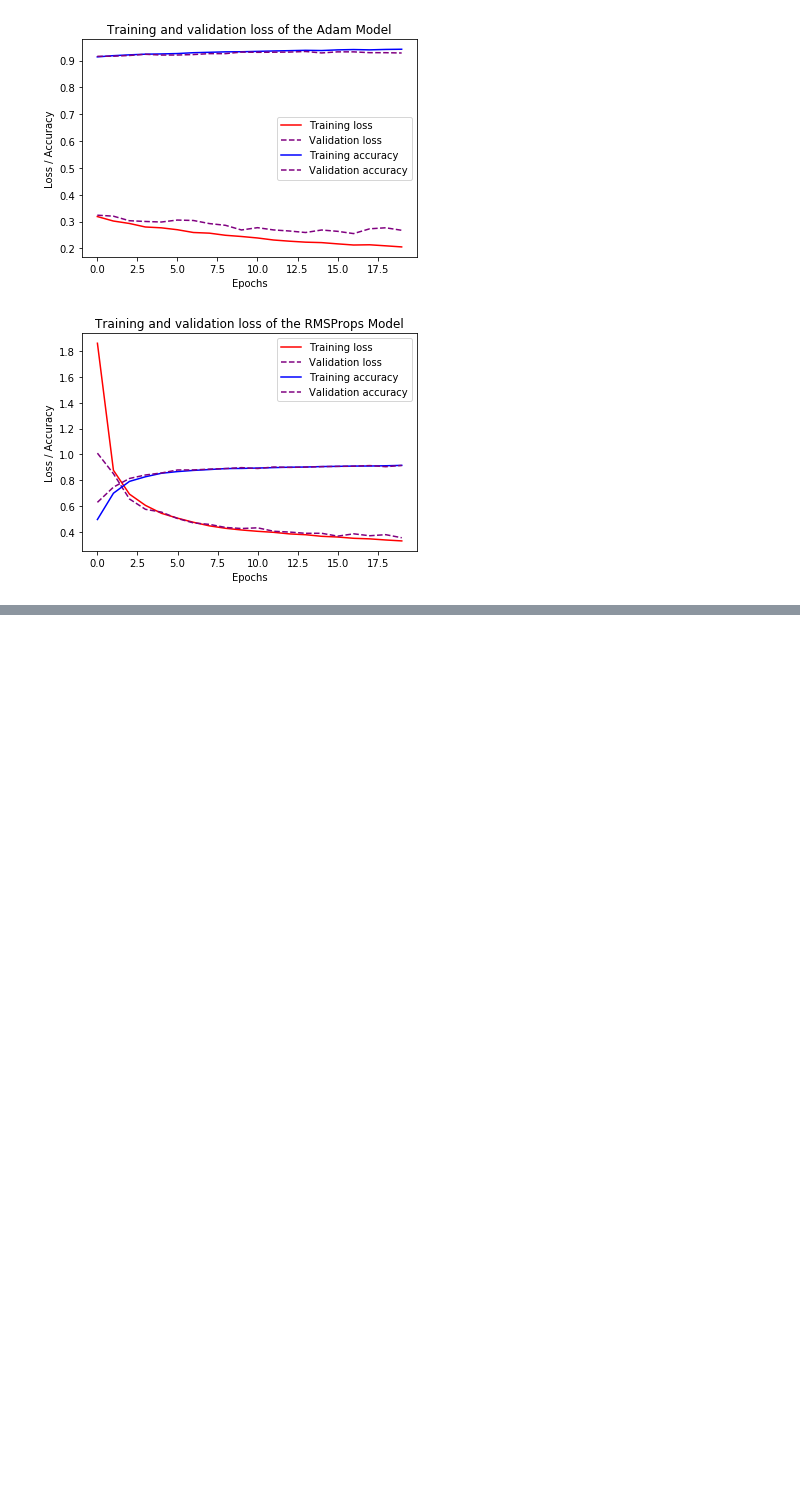
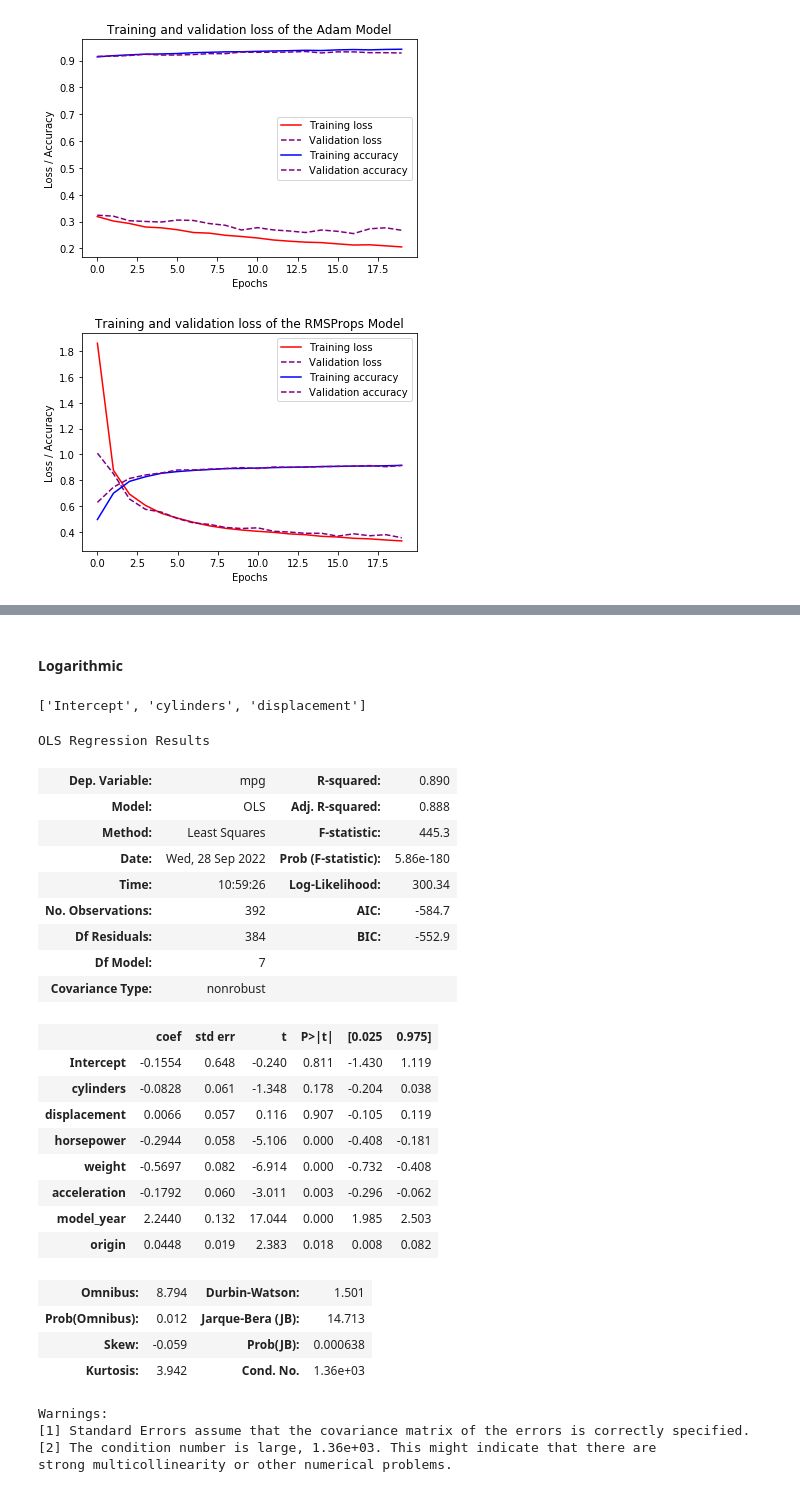
Before and after one commit to Orthologues/DM873-DeepLearning, a Jupyter notebook: exercises.ipynb, the cells around one changed output, grey strips where cells are left out. Cells and saved outputs as stored; diff of their text form; code cells hidden in the pictures; blank space fills up the shorter version.

```diff
--- a/exercises.ipynb
+++ b/exercises.ipynb
@@ -159,0 +335,42 @@ plot_training(rmsprop_train_history, "of the RMSProps Model")
+# %% [markdown]
+#### Logarithmic
+# %%
+df_arr = np.array(df) # make it easier to transform
+new_df = pd.DataFrame(data=np.log(df_arr), columns=df.columns)
+corr_cmd = f'{y_col} ~ {" + ".join(numerical_predictors)}'
+linear_model = ols(corr_cmd, data=new_df).fit()
+pvals = linear_model.pvalues.to_dict()
+irrelevant_cols = [col for col in pvals.keys() if pvals[col] >= 0.05]
+irrelevant_cols
+# %% [output]
+['Intercept', 'cylinders', 'displacement']
+# %%
+linear_model.summary() # we could see that "acceleration" has very low p-value now
+# %% [output]
+OLS Regression Results
+| Dep. Variable: | mpg | R-squared: | 0.890 |
+| Model: | OLS | Adj. R-squared: | 0.888 |
+| Method: | Least Squares | F-statistic: | 445.3 |
+| Date: | Wed, 28 Sep 2022 | Prob (F-statistic): | 5.86e-180 |
+| Time: | 10:59:26 | Log-Likelihood: | 300.34 |
+| No. Observations: | 392 | AIC: | -584.7 |
+| Df Residuals: | 384 | BIC: | -552.9 |
+| Df Model: | 7 |  |  |
+| Covariance Type: | nonrobust |  |  |
+|  | coef | std err | t | P>|t| | [0.025 | 0.975] |
+| Intercept | -0.1554 | 0.648 | -0.240 | 0.811 | -1.430 | 1.119 |
+| cylinders | -0.0828 | 0.061 | -1.348 | 0.178 | -0.204 | 0.038 |
+| displacement | 0.0066 | 0.057 | 0.116 | 0.907 | -0.105 | 0.119 |
+| horsepower | -0.2944 | 0.058 | -5.106 | 0.000 | -0.408 | -0.181 |
+| weight | -0.5697 | 0.082 | -6.914 | 0.000 | -0.732 | -0.408 |
+| acceleration | -0.1792 | 0.060 | -3.011 | 0.003 | -0.296 | -0.062 |
+| model_year | 2.2440 | 0.132 | 17.044 | 0.000 | 1.985 | 2.503 |
+| origin | 0.0448 | 0.019 | 2.383 | 0.018 | 0.008 | 0.082 |
+| Omnibus: | 8.794 | Durbin-Watson: | 1.501 |
+| Prob(Omnibus): | 0.012 | Jarque-Bera (JB): | 14.713 |
+| Skew: | -0.059 | Prob(JB): | 0.000638 |
+| Kurtosis: | 3.942 | Cond. No. | 1.36e+03 |
+Warnings:
+[1] Standard Errors assume that the covariance matrix of the errors is correctly specified.
+[2] The condition number is large, 1.36e+03. This might indicate that there are
+strong multicollinearity or other numerical problems.
```
Also changed, not shown: parts of 48 cells of this notebook, 2 other files.
